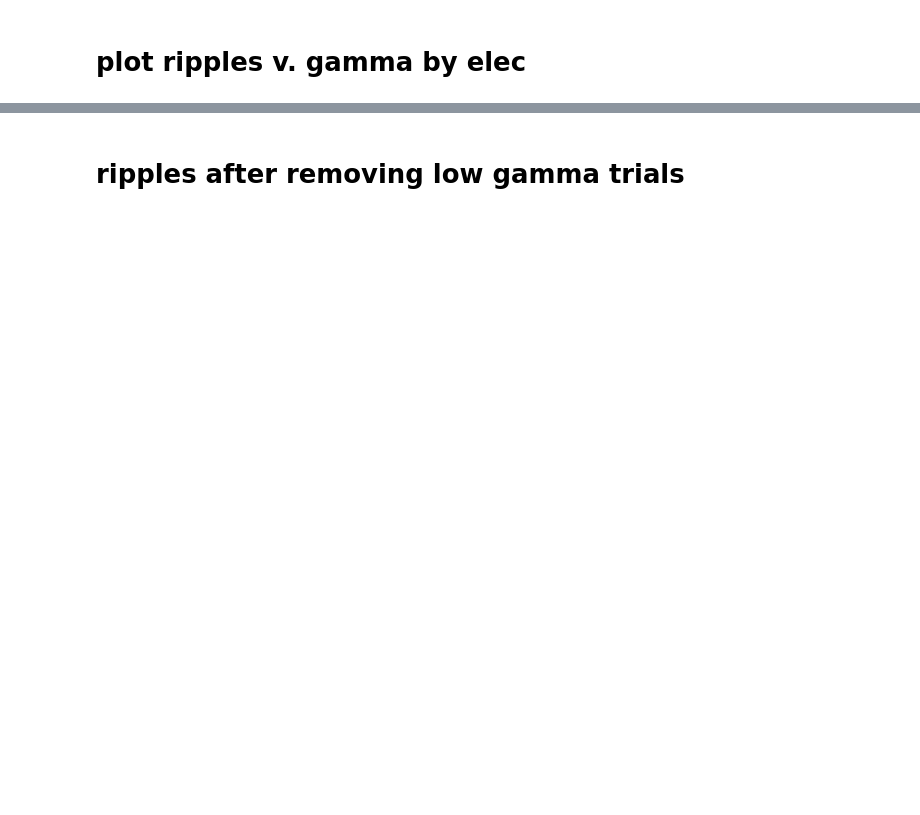
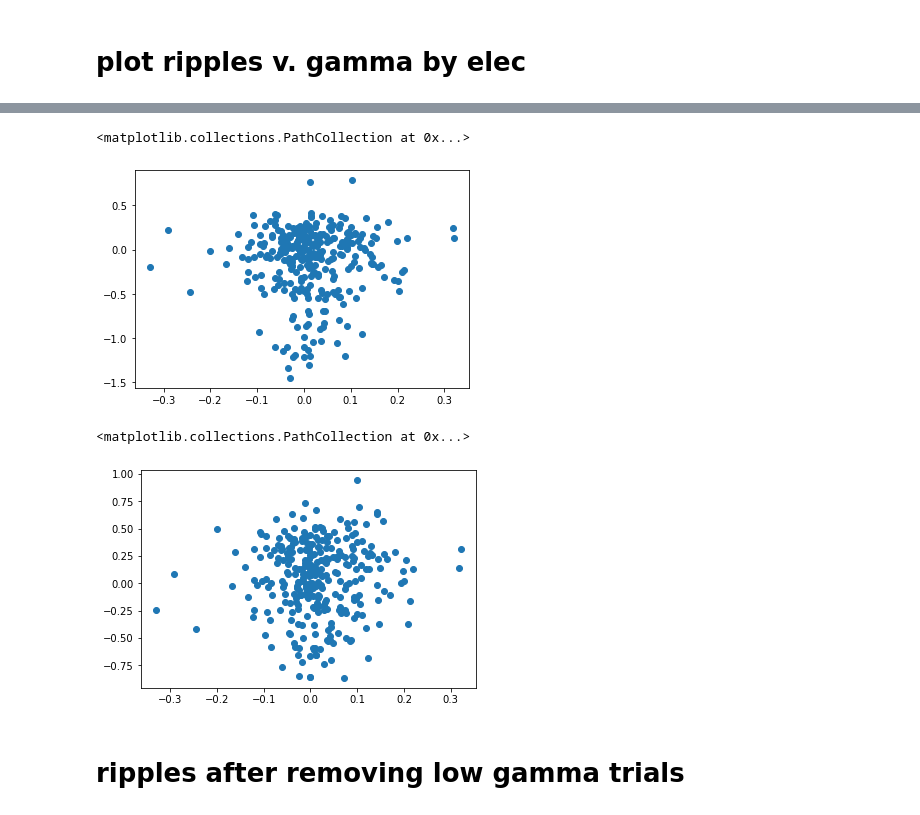
Before and after one commit to jjsakon/SWRrefactored, a Jupyter notebook: code/rippleVsGammaByElectrode.ipynb, the cells around one changed output, grey strips where cells are left out. Saved outputs shown, nothing was run; the diff lists cells and outputs as text; code cells hidden in the pictures; blank space fills up the shorter version.

```diff
--- a/code/rippleVsGammaByElectrode.ipynb
+++ b/code/rippleVsGammaByElectrode.ipynb
@@ -367,3 +651,14 @@ a=1;
+# %%
+# Assuming min_trial_elecs and min_trial_clust_elec are your lists
+idxs_in_first = np.array([min_trial_elecs.index(label) for label in min_trial_clust_elec if label in min_trial_elecs])
+
+plt.scatter(sub_ripple_elecs_clust_diff,np.array(sub_low_gamma_elecs)[idxs_in_first]); plt.show()
+plt.scatter(sub_ripple_elecs_clust_diff,np.array(sub_high_gamma_elecs)[idxs_in_first])
+# %% [output]
+<matplotlib.collections.PathCollection at 0x...>
+[figure, added]
+<matplotlib.collections.PathCollection at 0x...>
+[figure, added]
 # %%
 remove_low_freq = 1 # 1 for low gamma/theta; 2 for high gamma/theta
 # %% [markdown]
```
Also changed, not shown: parts of 17 cells of this notebook.
